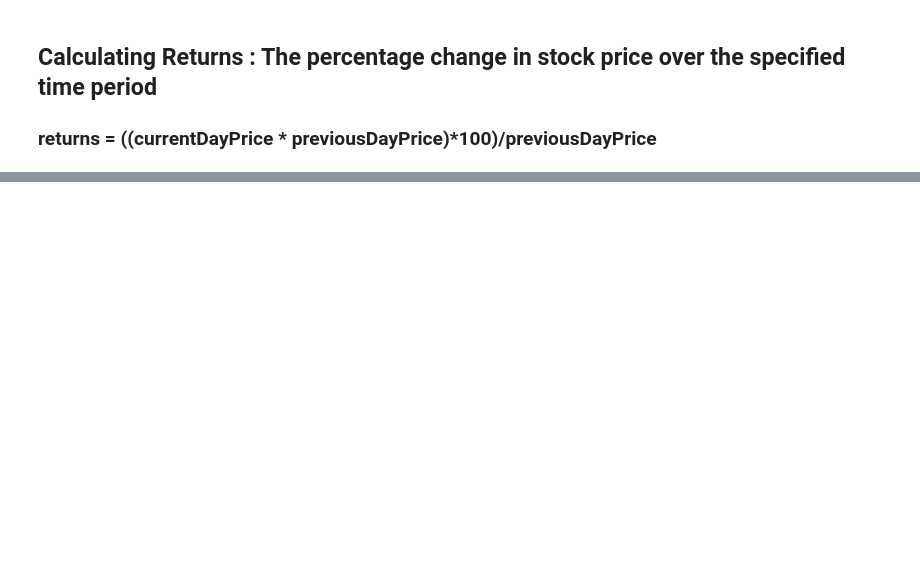
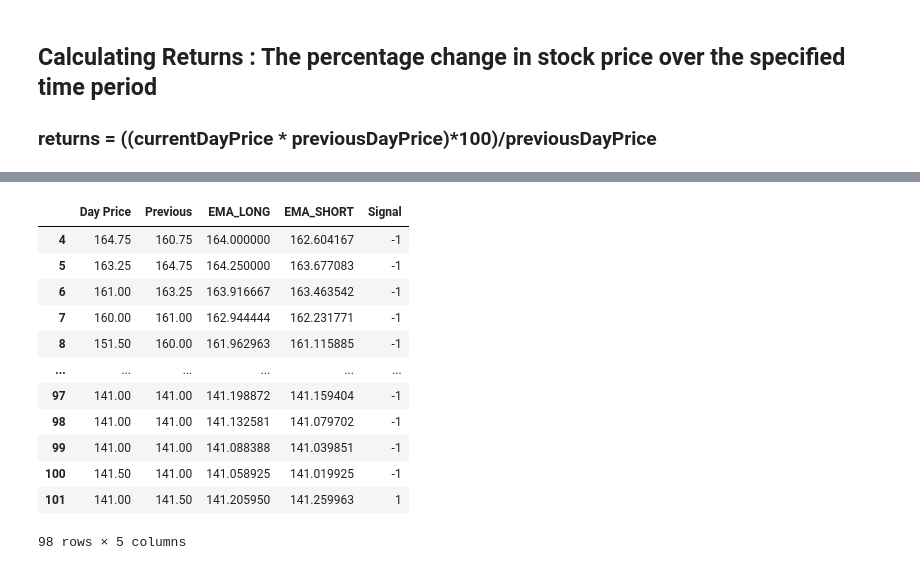
Before and after one commit to keringKirwa/4.1_Machine_Learning, a Jupyter notebook: NCS_Time_Series_Prediction/Linear_Regression/Classification_with_pipeline.ipynb, the cells around one changed output, grey strips where cells are left out. Drawn from its saved outputs; the diff is of its cells as text; code cells hidden in the pictures; blank space fills up the shorter version.

```diff
--- a/NCS_Time_Series_Prediction/Linear_Regression/Classification_with_pipeline.ipynb
+++ b/NCS_Time_Series_Prediction/Linear_Regression/Classification_with_pipeline.ipynb
@@ -105,6 +95,6 @@ x_single_feature =  'Day Price'
 y_classes = 'Day Price'
 
 X = preprocessed_df[x_single_feature]
-day_price_series = preprocessed_df[x_single_feature]
-day_price_series
+day_price_df = preprocessed_df[['Day Price','Previous' ]]
+day_price_df
 # %% [output]
@@ -353,0 +117,32 @@ Recall of the Best Model for the EQTY is: 0.45
+# %%
+import pandas_ta as ta
+
+day_price_df = day_price_df.copy()
+
+day_price_df.loc[:, 'EMA_LONG'] = ta.ema(day_price_df['Previous'], length=5)
+day_price_df.loc[:, 'EMA_SHORT'] = ta.ema(day_price_df['Previous'], length=3)
+day_price_df['Signal'] = 0  # Initializing the with a default value (e.g., 0 for no signal)
+
+
+day_price_df.loc[day_price_df['EMA_SHORT'] > day_price_df['EMA_LONG'], 'Signal'] = 1
+
+day_price_df.loc[day_price_df['EMA_SHORT'] < day_price_df['EMA_LONG'], 'Signal'] = -1
+
+
+day_price_df = day_price_df.dropna()
+
+day_price_df
+# %% [output]
+|  | Day Price | Previous | EMA_LONG | EMA_SHORT | Signal |
+| 4 | 164.75 | 160.75 | 164.000000 | 162.604167 | -1 |
+| 5 | 163.25 | 164.75 | 164.250000 | 163.677083 | -1 |
+| 6 | 161.00 | 163.25 | 163.916667 | 163.463542 | -1 |
+| 7 | 160.00 | 161.00 | 162.944444 | 162.231771 | -1 |
+| 8 | 151.50 | 160.00 | 161.962963 | 161.115885 | -1 |
+| ... | ... | ... | ... | ... | ... |
+| 97 | 141.00 | 141.00 | 141.198872 | 141.159404 | -1 |
+| 98 | 141.00 | 141.00 | 141.132581 | 141.079702 | -1 |
+| 99 | 141.00 | 141.00 | 141.088388 | 141.039851 | -1 |
+| 100 | 141.50 | 141.00 | 141.058925 | 141.019925 | -1 |
+| 101 | 141.00 | 141.50 | 141.205950 | 141.259963 | 1 |
+98 rows × 5 columns
```
Also changed, not shown: parts of 13 cells of this notebook, 3 other files.
